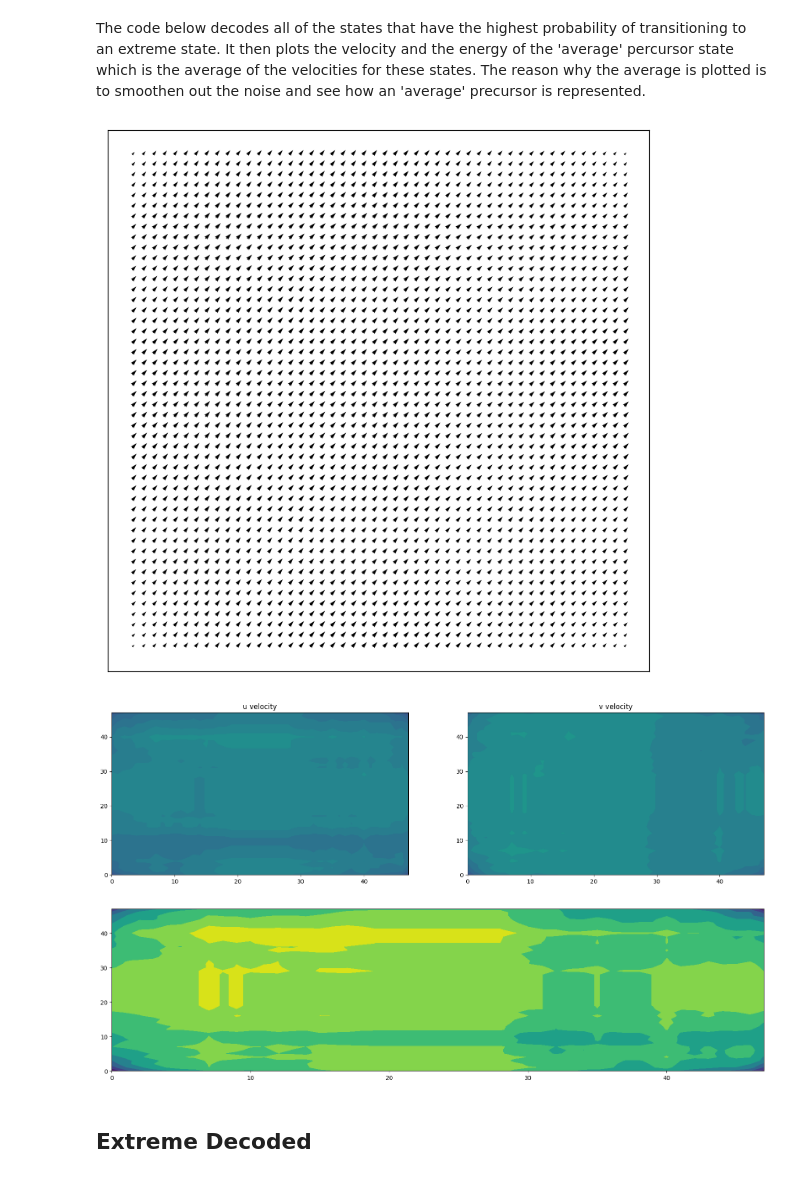
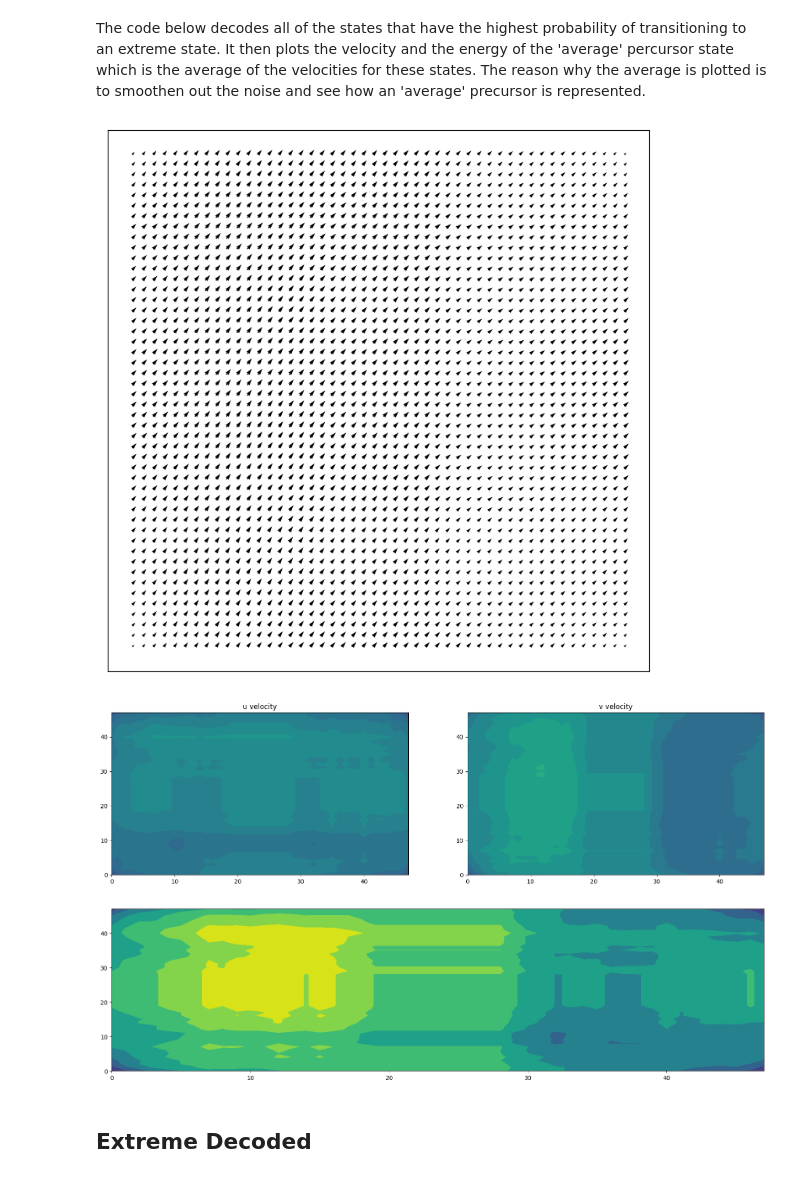
Before and after one commit to danaluca/TI3165TU-Capstone-Applied-AI, a Jupyter notebook: main/main.ipynb, the cells around one changed output. Saved outputs shown, nothing was run; the diff lists cells and outputs as text; code cells hidden in the pictures.

```diff
--- a/main/main.ipynb
+++ b/main/main.ipynb
@@ -304,31 +296,30 @@ x = np.append(Diss, I, axis=1)    # create matrix for specific parameters of the
 x = np.append(x, latent_reshaped_first_x, axis=1)
 
 # Normalizing the input for convergence
-#x_min = np.min(x, axis=0)
-#x_max = np.max(x, axis=0)
-#x = (x-x_min)/(x_max - x_min)
-#x_std = np.std(x, ddof=1, axis=0)
+# x_mean = np.mean(x[:, :2], axis=0)
+# x_std = np.std(x[:, :2], ddof=1, axis=0)
+# x[:, :2] = (x[:, :2] - x_mean)/x_std
 
 
-t = t[:partition]
-x = x[:partition]
-extr_dim =[0,1] # Define the first two parameters (k and D) as the coordinates used to define extreme events
+t = t[500:partition]
+x = x[500:partition]
+extr_dim =[0, 1] # Define the first two parameters (k and D) as the coordinates used to define extreme events
 tol = 3#This means that the threshold is + tol*std higher than the mean
 print(f'This is the tolerance we are considering: {tol}')
 nr_dev = tol #1.4 #float for the threshold value
 
 # Number of tessellation sections per phase space dimension
-M = 10 #use smaller numbers to control the size of the matrix
+M = 10 #use smaller numbers to control the size of the matrix #10
 
 plotting = True
-min_clusters = len(x)
+min_clusters = len(x)/2
 max_it = 1
 
 # Tessellating and clustering loop
 clusters, D, P = extreme_event_identification_process(t,x,M,extr_dim,"kolmogorov_kD", min_clusters, max_it, 'backwards', nr_dev,plotting, False) #changed classic to backwards
 
 # Calculate the statistics of the identified clusters
-min_prob, min_time = calculate_statistics(extr_dim, clusters, P, T)
+min_prob, min_time = calculate_statistics(extr_dim, clusters, P, len(t))
 plt.show()
 
 # Check on "new" data series
@@ -441,6 +432,7 @@ plt.show()
 # %% [markdown]
 The same method is done for the dissipation rate of the flow. First, we are plotting the dissipation rate of the plot where the signal is colored. Blue patches indicate normal states, yellow the precursors and red indicate the extreme states.
 # %%
+plt.rcParams['figure.figsize'] = [20, 5]  # Adjust the numbers as needed
 std_of_dissipation = np.std(Diss[:partition], axis=0, ddof=1)
 for i in range(len(Diss[:partition])):
     if i in precurse:
@@ -473,10 +465,11 @@ dic_of_extremeties = {}
 for cluster_id in [clus.nr for clus in clusters]:
     indices = np.where(x_clusters == cluster_id)[0]
     if cluster_id not in dic_of_extremeties:
+        cluster_object = [clus for clus in clusters if clus.nr == cluster_id][0]
         for i in range(len(is_extreme)):
             if i in indices:
                 extremety = is_extreme[i]
-        dic_of_extremeties[cluster_id] = (extremety, indices)
+        dic_of_extremeties[cluster_id] = (extremety, indices, cluster_object)
     #print(f"Indices for cluster {cluster_id}: {indices}")
 # %%
 latent_reshaped_extremes = np.array([latent_reshaped[idx] for (idx, val) in enumerate(extreme)])
@@ -521,23 +498,24 @@ The code below decodes all of the states that have the highest probability of tr
 # %%
 prev = None
 for i in range(len(states)):
-    times = states[i][1]
-    for t in times:
-        decoded_cluster_precursor = model_decoder.forward(latent_reshaped[t].reshape(1, 1, 1, latent_reshaped.shape[1]))
-        if prev is None:
-            prev = np.array(decoded_cluster_precursor)
-        else:
-            prev = np.append(prev, decoded_cluster_precursor, axis=0)
+    if states[i][0] == 1:
+        times = states[i][1]
+        for t in times:
+            decoded_cluster_precursor = model_decoder.forward(latent_reshaped[t].reshape(1, 1, 1, latent_reshaped.shape[1]))
+            if prev is None:
+                prev = np.array(decoded_cluster_precursor)
+            else:
+                prev = np.append(prev, decoded_cluster_precursor, axis=0)
 
 average = np.mean(prev, axis=0)
 
 AE.plot_velocity(average)
 AE.u_v_plot(average)
 AE.plot_energy(average)
 # %% [output]
 [figure]
 [figure]
-[figure, old version]
+[figure, new version]
 # %% [markdown]
 ## Extreme Decoded
 # %%
```
Also changed, not shown: parts of 17 cells of this notebook, 8 other files.
